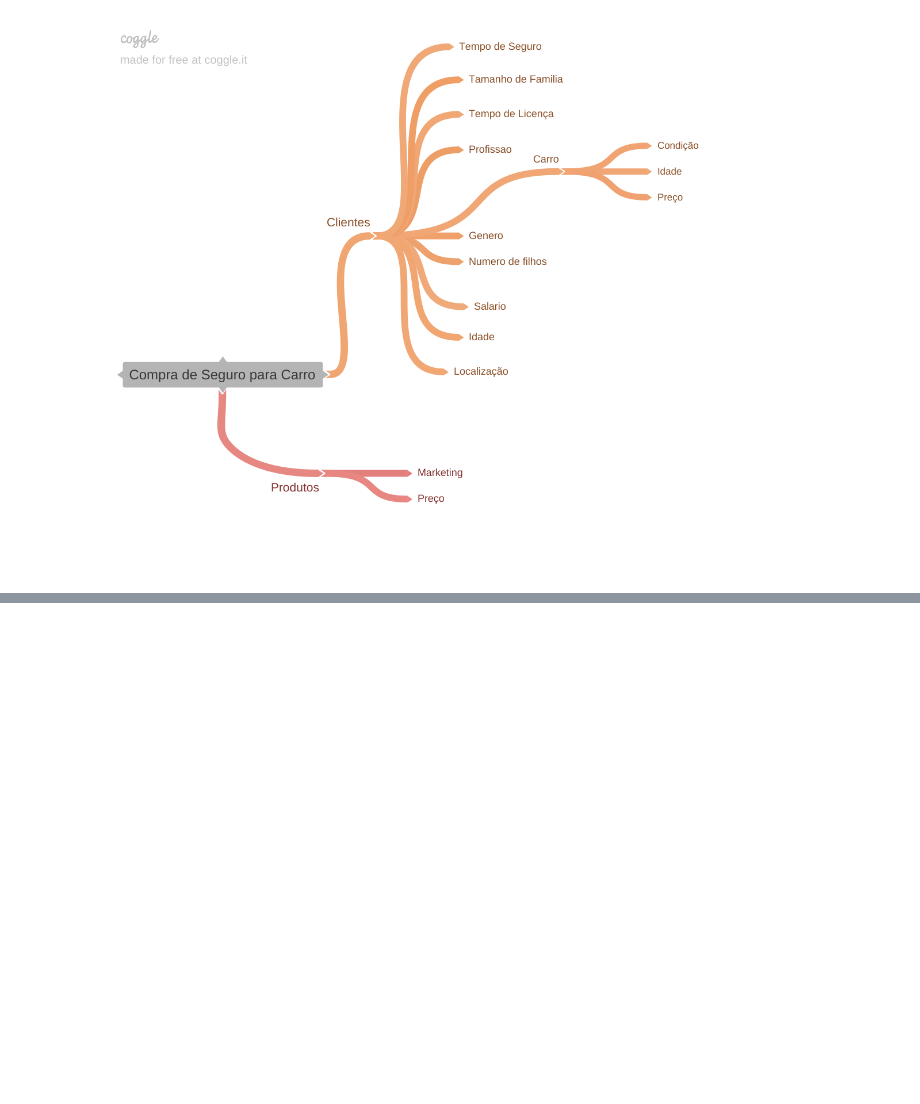
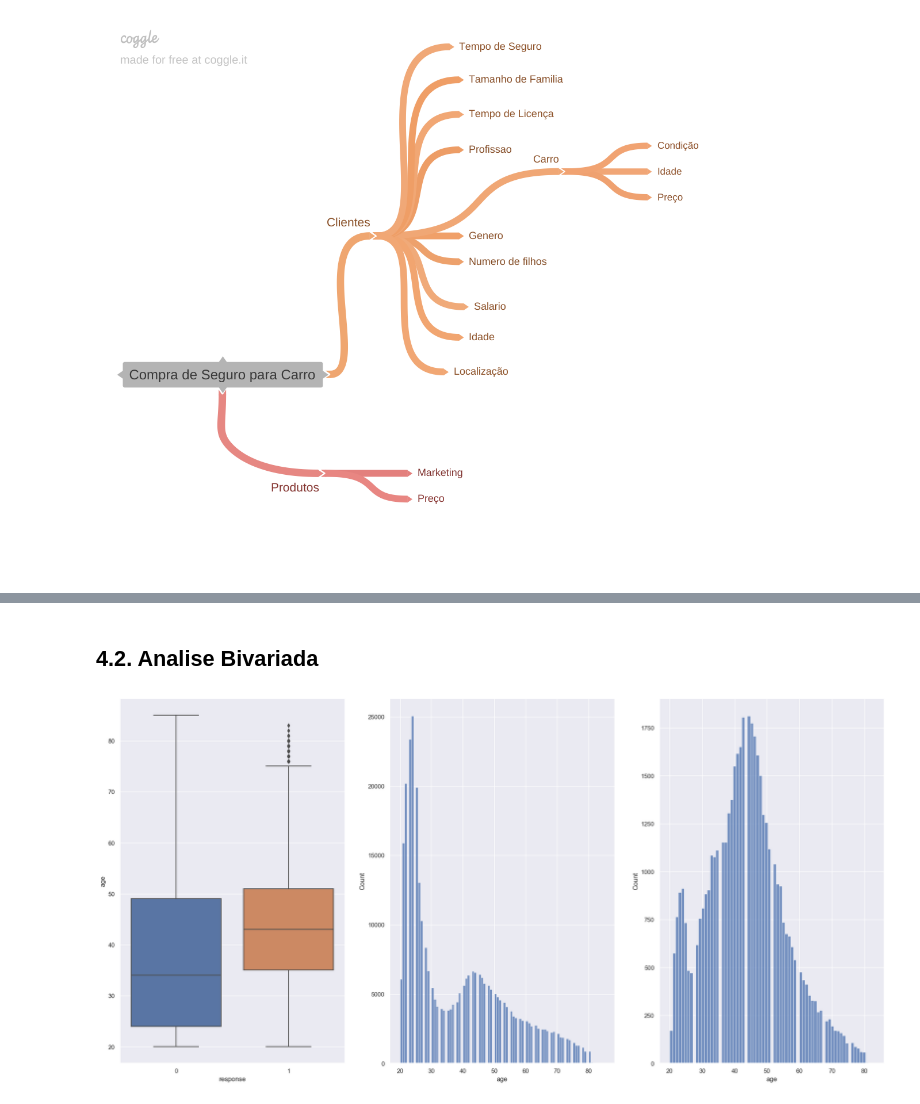
Before and after one commit to igormenesess/health_insurance_cross_sell, a Jupyter notebook: health_insurance_cross_sell.ipynb, the cells around one changed output, grey strips where cells are left out. Drawn from its saved outputs; the diff is of its cells as text; code cells hidden in the pictures; blank space fills up the shorter version.

```diff
--- a/health_insurance_cross_sell.ipynb
+++ b/health_insurance_cross_sell.ipynb
@@ -236,0 +263,14 @@ df4 = df2.copy()
+# %% [markdown]
+## 4.2. Analise Bivariada
+# %%
+#age
+plt.subplot(1,3,1)
+sns.boxplot(x='response', y='age', data=df4);
+
+plt.subplot(1,3,2)
+sns.histplot(df4.loc[df4['response']==0, 'age'])
+
+plt.subplot(1,3,3)
+sns.histplot(df4.loc[df4['response']==1, 'age']);
+# %% [output]
+[figure, added]
```
Also changed, not shown: parts of 51 cells of this notebook.
